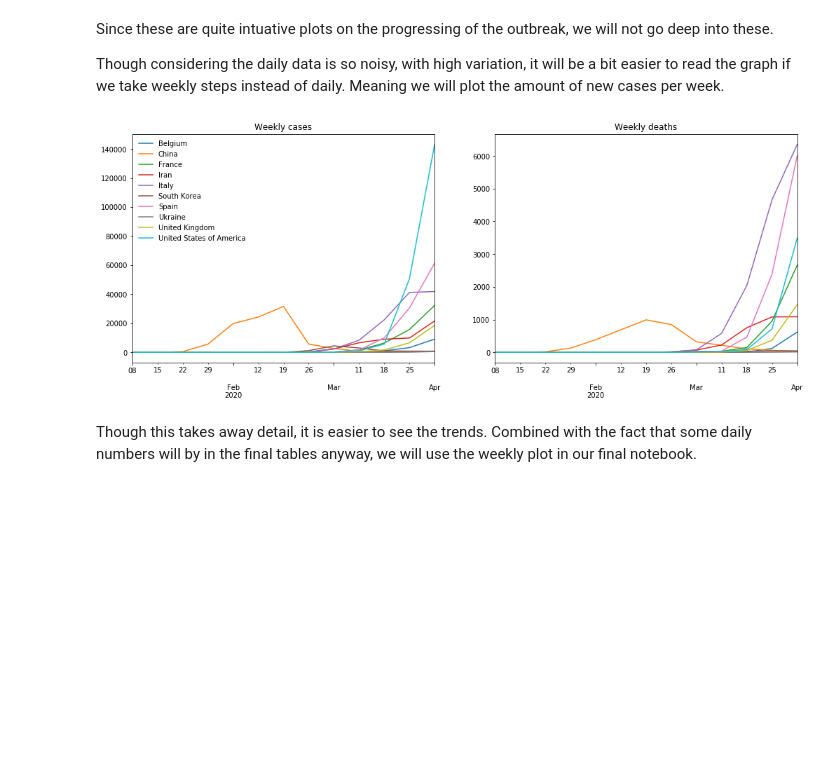
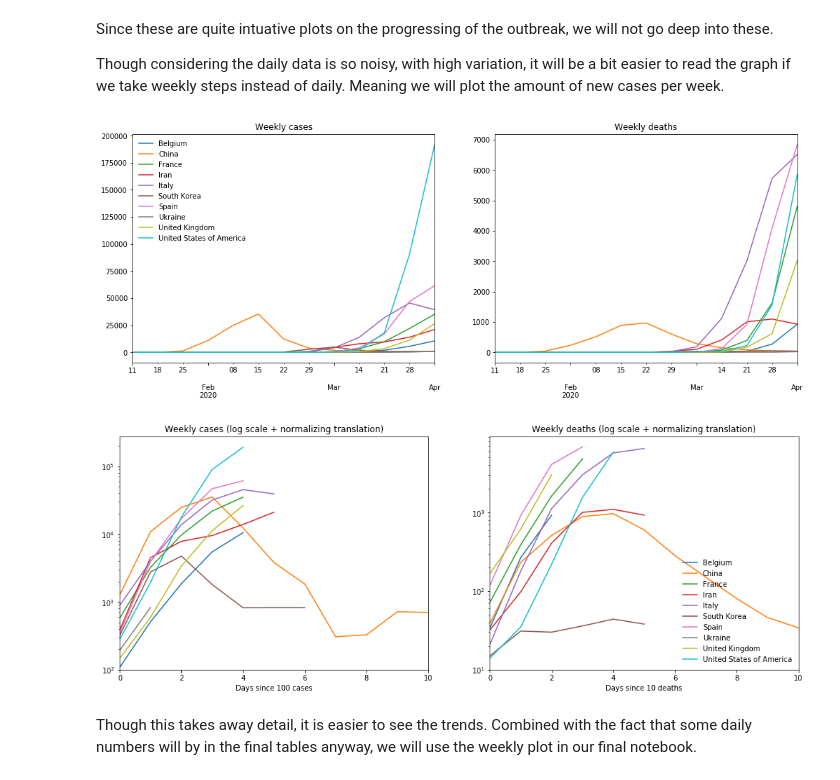
Before and after one commit to simon-verheyen/Portfolio, a Jupyter notebook: COVID-data/Visualization/Outbreak-Spread-Explanations.ipynb, the cells around one changed output. Cells and saved outputs as stored; diff of their text form; code cells hidden in the pictures; blank space fills up the shorter version.

```diff
--- a/COVID-data/Visualization/Outbreak-Spread-Explanations.ipynb
+++ b/COVID-data/Visualization/Outbreak-Spread-Explanations.ipynb
@@ -55,8 +55,10 @@ Since these are quite intuative plots on the progressing of the outbreak, we wil
 Though considering the daily data is so noisy, with high variation, it will be a bit easier to read the graph if we take weekly steps instead of daily. Meaning we will plot the amount of new cases per week.
 # %%
 mt.plot_spread('weekly', countries_of_interest)
+mt.plot_spread('weekly', countries_of_interest, 'log')
 # %% [output]
-[figure, old version]
+[figure, new version]
+[figure, added]
 # %% [markdown]
 Though this takes away detail, it is easier to see the trends. Combined with the fact that some daily numbers will by in the final tables anyway, we will use the weekly plot in our final notebook.
 # %% [markdown]
```
Also changed, not shown: parts of 7 cells of this notebook, 18 other files.
